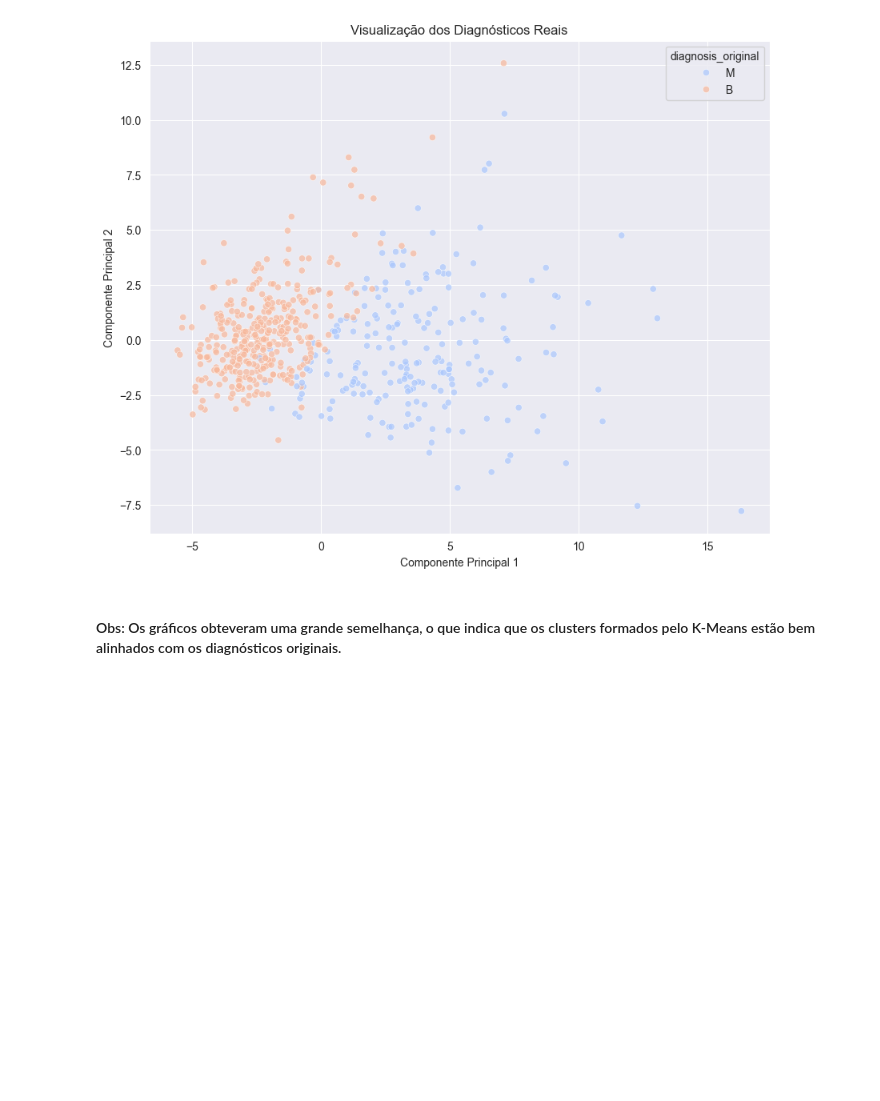
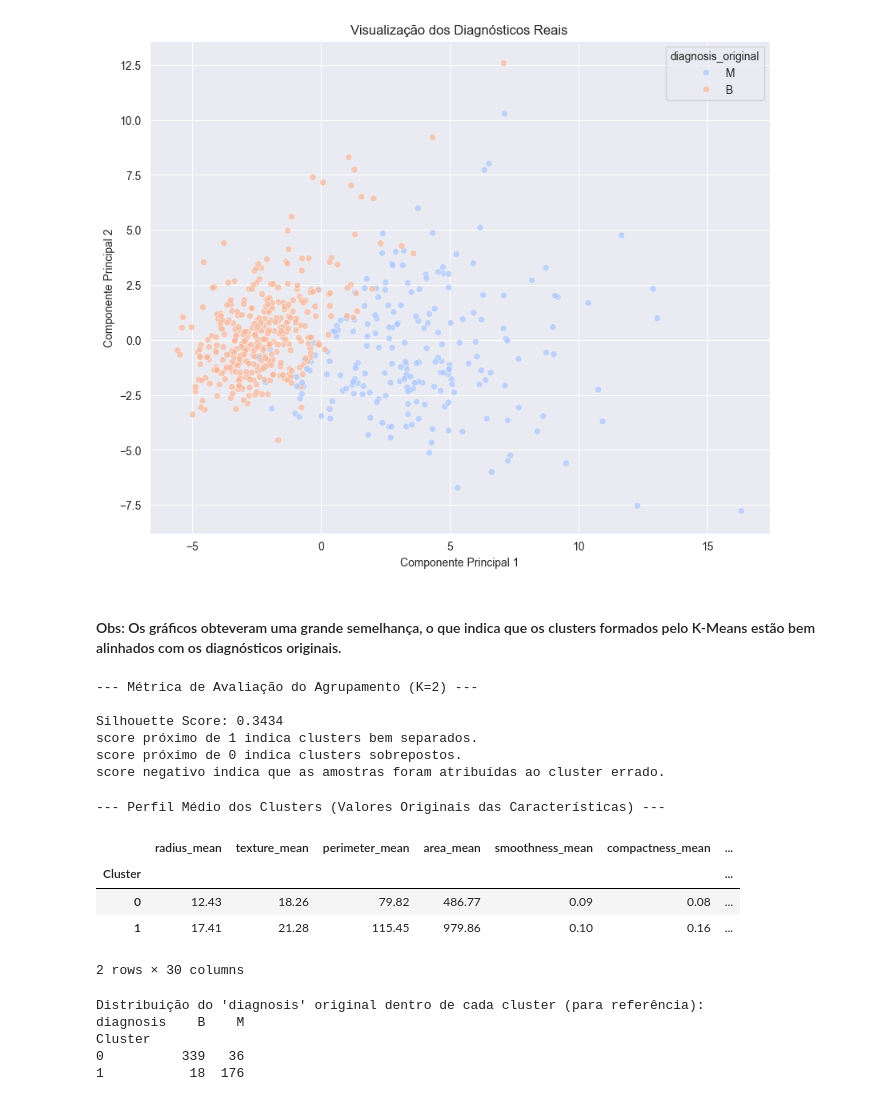
Before and after one commit to Haell39/ML-Aplicada-Diagnostico-Clinico, a Jupyter notebook: notebooks/Kmeans.ipynb, the cells around one changed output. Cells and saved outputs as stored; diff of their text form; code cells hidden in the pictures; blank space fills up the shorter version.

```diff
--- a/notebooks/Kmeans.ipynb
+++ b/notebooks/Kmeans.ipynb
@@ -164,3 +164,45 @@ plt.show()
 [figure]
 # %% [markdown]
 #### Obs: Os gráficos obteveram uma grande semelhança, o que indica que os clusters formados pelo K-Means estão bem alinhados com os diagnósticos originais.
+# %%
+""" Avaliação do Silhouette """
+
+#Obs: aprendi que é usado para avaliar a qualidade do agrupamento.
+
+from sklearn.metrics import silhouette_score
+
+score = silhouette_score(X_kmeans_scaled, kmeans_final.labels_)
+
+print(f"\n--- Métrica de Avaliação do Agrupamento (K={optimal_k}) ---\n")
+print(f"Silhouette Score: {score:.4f}")
+print("score próximo de 1 indica clusters bem separados.")
+print("score próximo de 0 indica clusters sobrepostos.")
+print("score negativo indica que as amostras foram atribuídas ao cluster errado.")
+# %% [output]
+--- Métrica de Avaliação do Agrupamento (K=2) ---
+
+Silhouette Score: 0.3434
+score próximo de 1 indica clusters bem separados.
+score próximo de 0 indica clusters sobrepostos.
+score negativo indica que as amostras foram atribuídas ao cluster errado.
+# %%
+# --- Análise de Perfil dos Clusters ---
+
+print("\n--- Perfil Médio dos Clusters (Valores Originais das Características) ---\n")
+cluster_profiles = df_clustering.groupby('Cluster')[X_kmeans.columns].mean()
+display(cluster_profiles.round(2))
+
+print("\nDistribuição do 'diagnosis' original dentro de cada cluster (para referência):")
+print(pd.crosstab(df_clustering['Cluster'], df_clustering['diagnosis']))
+# %% [output]
+--- Perfil Médio dos Clusters (Valores Originais das Características) ---
+|  | radius_mean | texture_mean | perimeter_mean | area_mean | smoothness_mean | compactness_mean | ... |
+| Cluster |  |  |  |  |  |  | ... |
+| 0 | 12.43 | 18.26 | 79.82 | 486.77 | 0.09 | 0.08 | ... |
+| 1 | 17.41 | 21.28 | 115.45 | 979.86 | 0.10 | 0.16 | ... |
+2 rows × 30 columns
+Distribuição do 'diagnosis' original dentro de cada cluster (para referência):
+diagnosis    B    M
+Cluster
+0          339   36
+1           18  176
```
Also changed, not shown: parts of 1 cell of this notebook.
